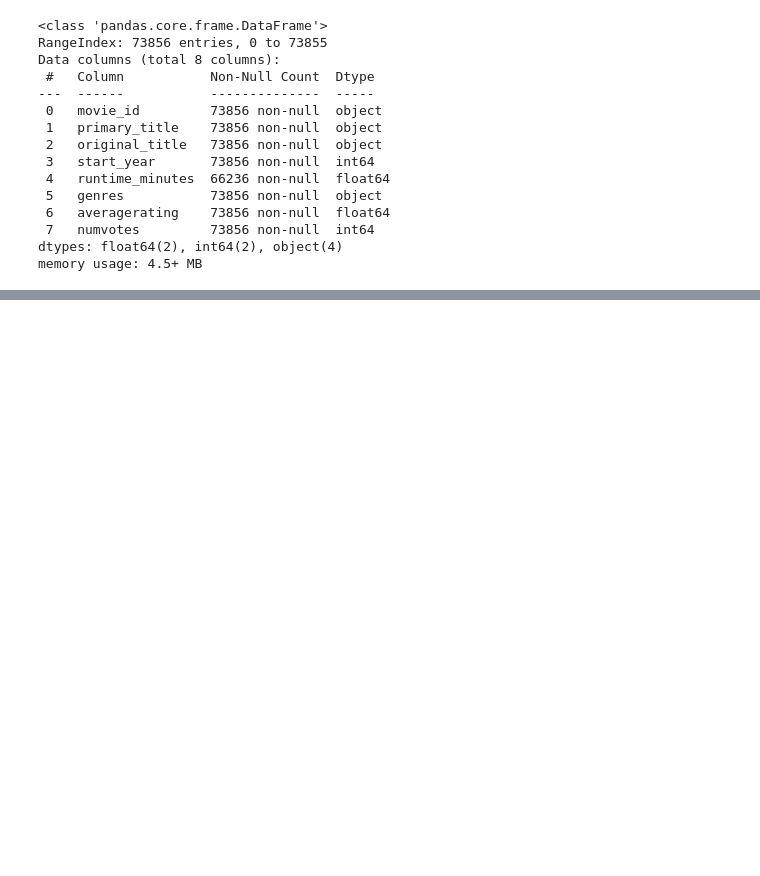
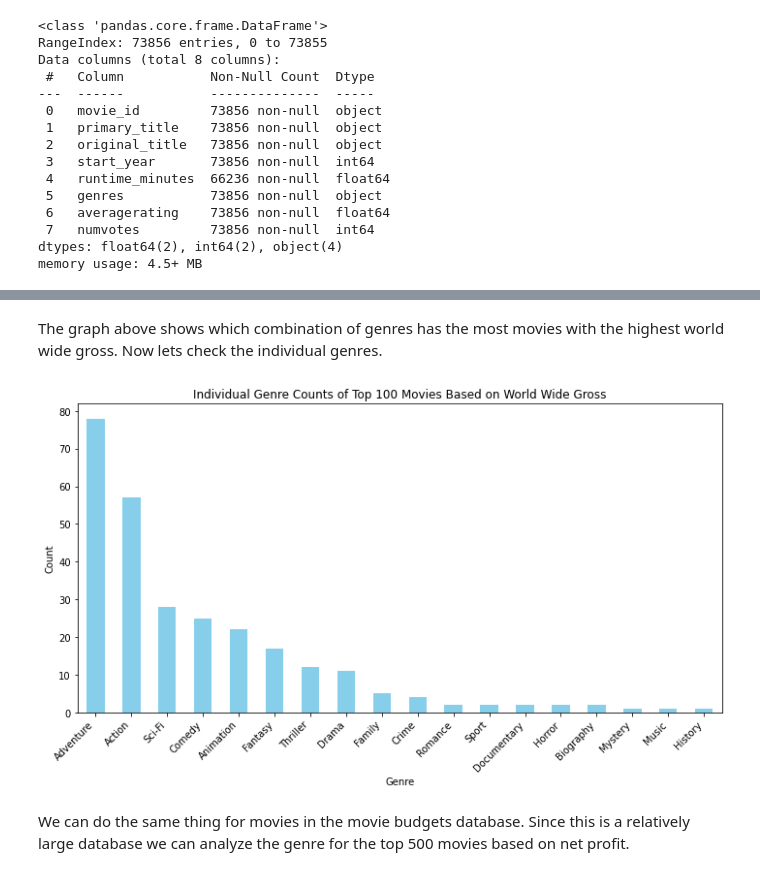
Before and after one commit to AmaniWanene/Project1-Microsoft-EDA, a Jupyter notebook: student.ipynb, the cells around one changed output, grey strips where cells are left out. Cells and saved outputs as stored; diff of their text form; code cells hidden in the pictures; blank space fills up the shorter version.

```diff
--- a/student.ipynb
+++ b/student.ipynb
@@ -490,0 +660,24 @@ memory usage: 4.5+ MB
+# %% [markdown]
+The graph above shows which combination of genres has the most movies with the highest world wide gross. Now lets check the individual genres.
+# %%
+
+
+# Splitting multi-genre entries and creating a list of individual genres
+individual_genres = top_100_genres.str.split(',').explode()
+
+# Counting the occurrences of each individual genre
+individual_genre_counts = individual_genres.value_counts()
+
+# Plotting the histogram
+plt.figure(figsize=(10, 6))
+individual_genre_counts.plot(kind='bar', color='skyblue')
+plt.title('Individual Genre Counts of Top 100 Movies Based on World Wide Gross')
+plt.xlabel('Genre')
+plt.ylabel('Count')
+plt.xticks(rotation=45, ha='right')
+plt.tight_layout()
+plt.show()
+# %% [output]
+[figure, added]
+# %% [markdown]
+We can do the same thing for movies in the movie budgets database. Since this is a relatively large database we can analyze the genre for the top 500 movies based on  net profit.
```
Also changed, not shown: parts of 30 cells of this notebook.
